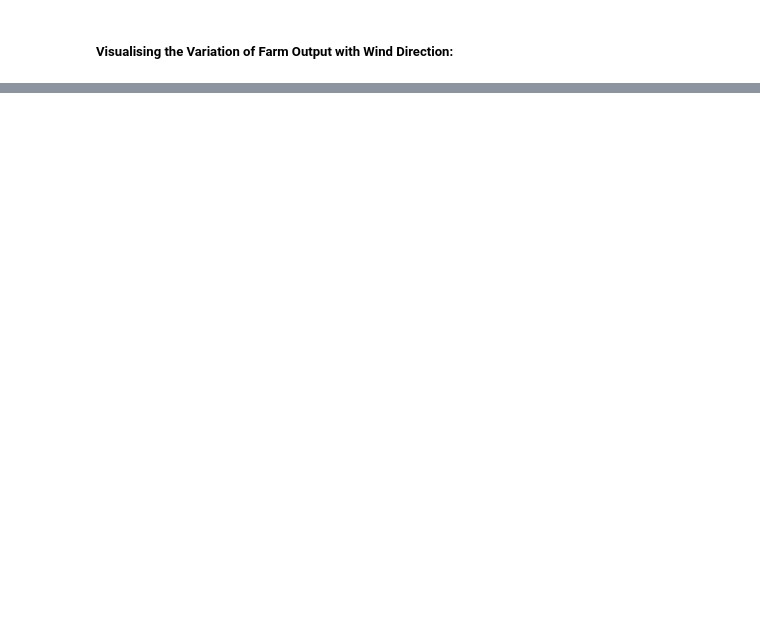
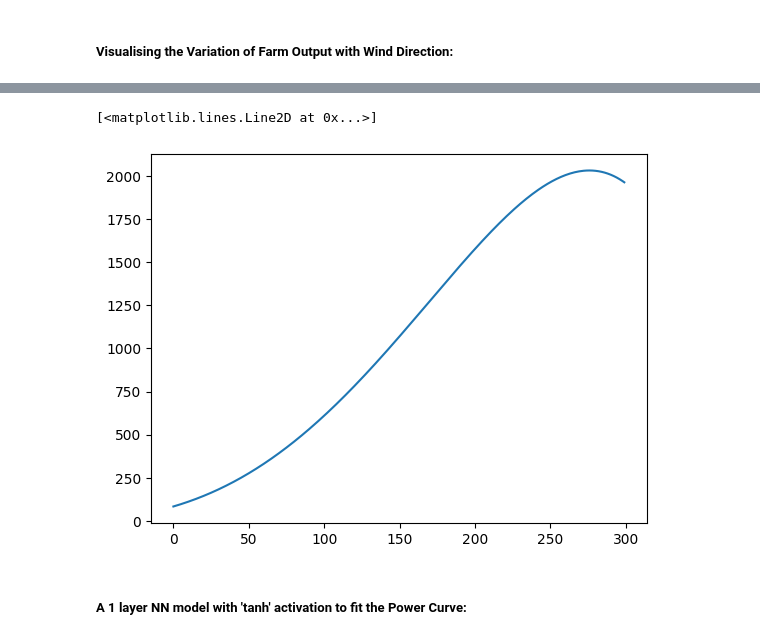
Before and after one commit to Akuson/projects, a Jupyter notebook: Study of Wind Farms and Wind Turbine/model.ipynb, the cells around one changed output, grey strips where cells are left out. Cells and saved outputs as stored; diff of their text form; code cells hidden in the pictures; blank space fills up the shorter version.

```diff
--- a/Study of Wind Farms and Wind Turbine/model.ipynb
+++ b/Study of Wind Farms and Wind Turbine/model.ipynb
@@ -540,0 +617,3 @@ plot_points(output_curve)
+# %%
+# Defining the model: (degree-6 features-2)
+deg6_2mw_polynomial_model = NN(1,[X_train.shape[0], 1, ],["None", ], losses.mse_loss,losses.mse_loss_deriv,AdaM_opt=True)
@@ -540,0 +694,29 @@ plot_points(output_curve)
+# %%
+# Hyperparameter tuning:
+vestas_2mw_std_model.reglr_type = "L1"
+vestas_2mw_std_model.lmbd = 0
+
+# vestas_2mw_std_model.frwrd_trials = 10000
+# vestas_2mw_std_model.back_trials = 10000
+
+# Manipulating curve manually:
+# vestas_2mw_std_model.b_layers[1][0,0] += 1
+
+# Training:
+total_trials = 100001
+batch_size = X_train.shape[1] // 1
+
+for trial in range(total_trials):
+
+    # Hyperparameter tuning:
+    # vestas_2mw_std_model.alpha = 0.0001
+    vestas_2mw_std_model.alpha = (1 / (trial+1))
+
+    # Stochastic GD 'mask' :
+    mask = np.random.choice(X_train.shape[1], batch_size, replace=False)
+
+    train_loss = (NN.training_cycle(vestas_2mw_std_model, X=X_train[:,mask], Y=Y_train[:,mask]))
+    if((trial)%500==0):
+        print("Trial number:",trial)
+        print("The total training accuracy: ",train_loss)
+        print("---------------------------------------------------------------------------------------------------")
@@ -540,0 +741,17 @@ plot_points(output_curve)
+# %%
+plot_curve = []
+v = 4
+dv = (13-4)/300
+
+vestas_2mw_power_out = lambda v: (vestas_2mw_std_model.predict(polynomial_transform(np.array(v,ndmin=2),5,[]))[0,0])
+for i in range(300):
+    plot_curve.append(vestas_2mw_power_out(v))
+    v = v + dv
+
+# plt.plot(power_out_data)
+plt.plot(plot_curve)
+# %% [output]
+[<matplotlib.lines.Line2D at 0x...>]
+[figure, added]
+# %% [markdown]
+##### A 1 layer NN model with 'tanh' activation to fit the Power Curve:
```
Also changed, not shown: parts of 31 cells of this notebook, 4 other files.
